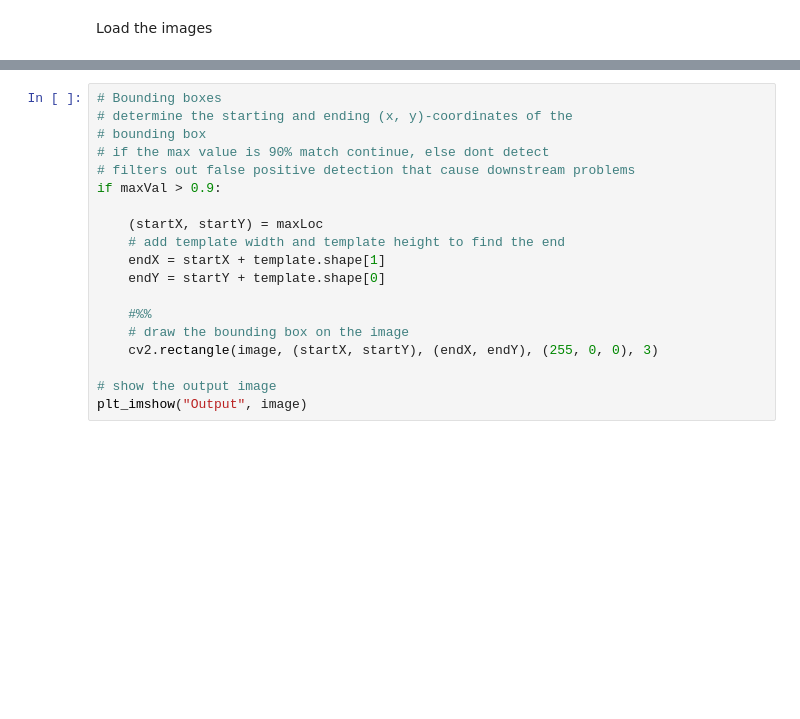
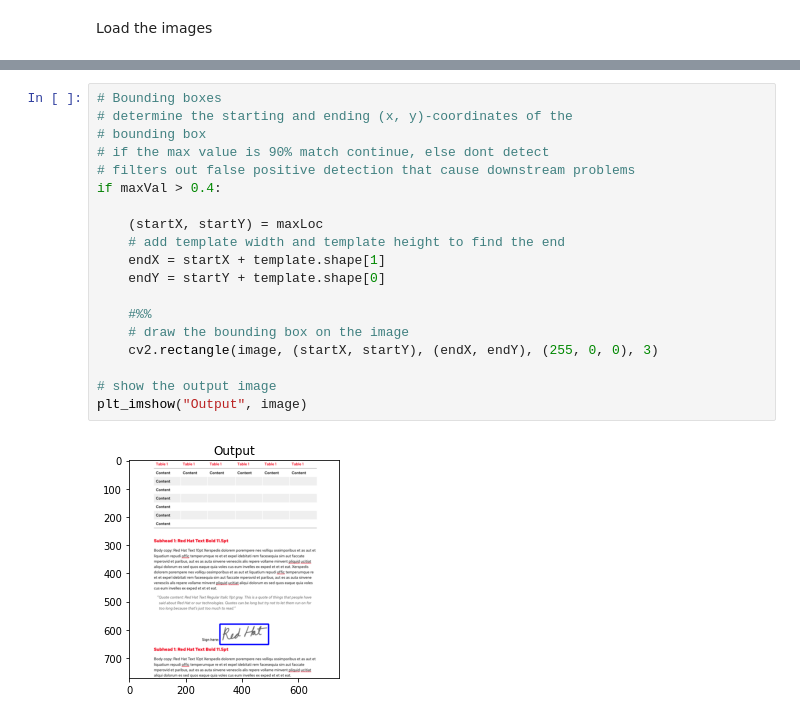
Before and after one commit to dmarcus-wire/templateMatching, a Jupyter notebook: main.ipynb, the cells around one changed output, grey strips where cells are left out. Drawn from its saved outputs; the diff is of its cells as text; blank space fills up the shorter version.

```diff
--- a/main.ipynb
+++ b/main.ipynb
@@ -57,19 +57,21 @@ print(maxVal)
 # %%
 # Bounding boxes
 # determine the starting and ending (x, y)-coordinates of the
 # bounding box
 # if the max value is 90% match continue, else dont detect
 # filters out false positive detection that cause downstream problems
-if maxVal > 0.9:
+if maxVal > 0.4:
 
     (startX, startY) = maxLoc
     # add template width and template height to find the end
     endX = startX + template.shape[1]
     endY = startY + template.shape[0]
 
     #%%
     # draw the bounding box on the image
     cv2.rectangle(image, (startX, startY), (endX, endY), (255, 0, 0), 3)
 
 # show the output image
 plt_imshow("Output", image)
+# %% [output]
+[figure, added]
```
Also changed, not shown: parts of 3 cells of this notebook, 21 other files.
